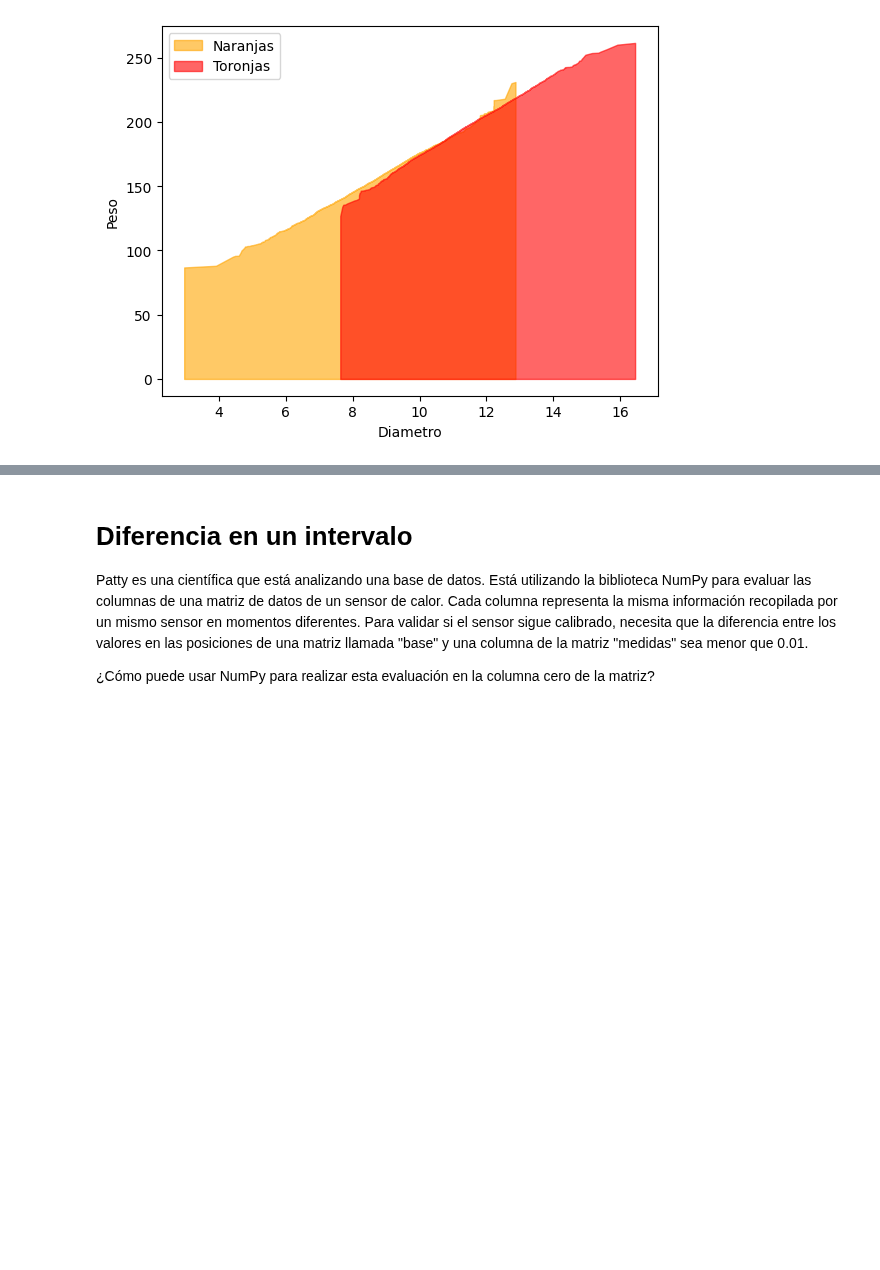
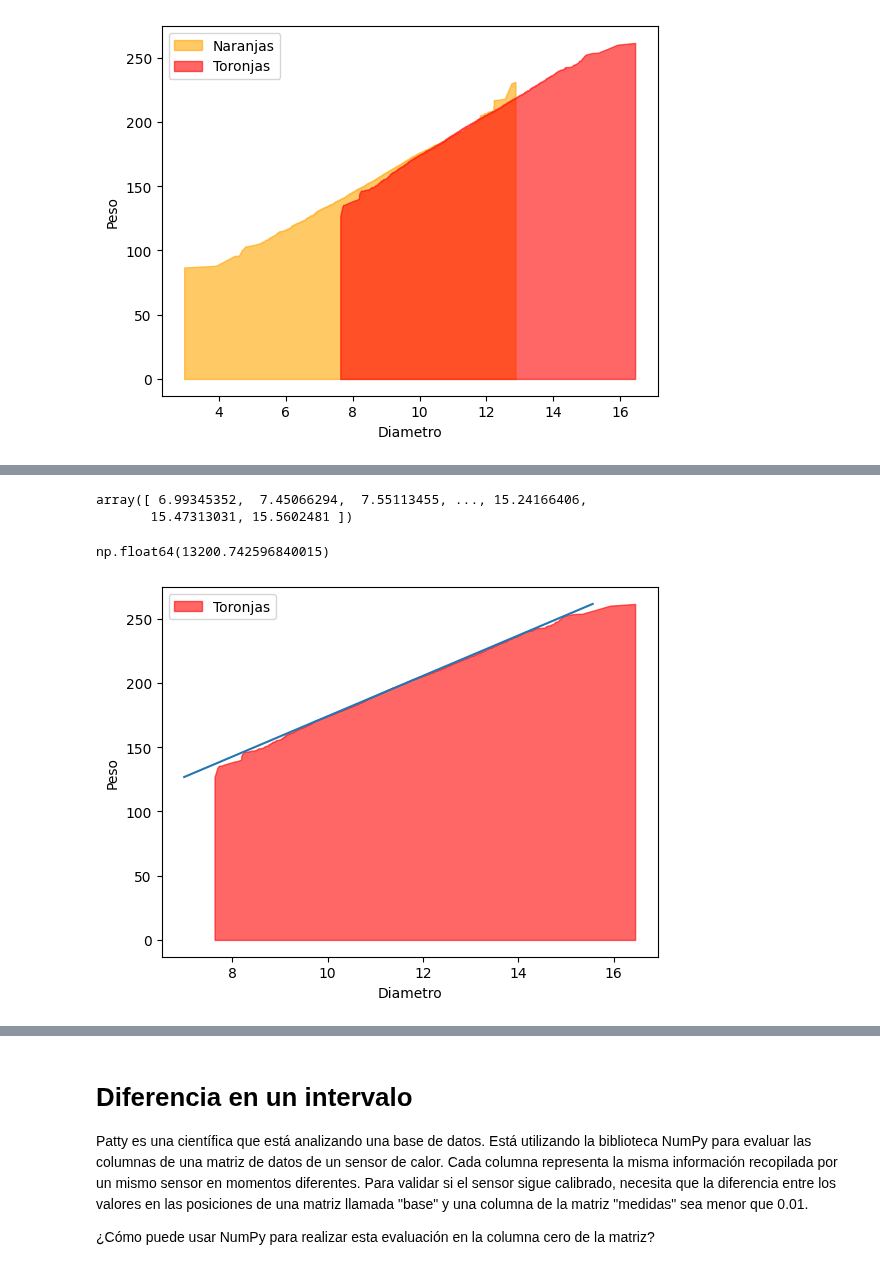
Before and after one commit to ollin02/Numpy, a Jupyter notebook: Desafio_Conociendo_Numpy.ipynb, the cells around one changed output, grey strips where cells are left out. Cells and saved outputs as stored; diff of their text form; code cells hidden in the pictures; blank space fills up the shorter version.

```diff
--- a/Desafio_Conociendo_Numpy.ipynb
+++ b/Desafio_Conociendo_Numpy.ipynb
@@ -50,0 +108,8 @@ plt.show()
+# %%
+m = np.size(diametro_toronjas)
+w = peso_toronjas
+z = diametro_toronjas
+# %%
+c = (m*np.sum(w*z) - np.sum(w)*np.sum(z))/(m*np.sum(w**2) - np.sum(w)**2)
+# %%
+d = (np.sum(z) - c*np.sum(w))/m
@@ -50,0 +121,20 @@ plt.show()
+# %%
+z = c*w + d
+# %%
+z
+# %% [output]
+array([ 6.99345352,  7.45066294,  7.55113455, ..., 15.24166406,
+       15.47313031, 15.5602481 ])
+# %%
+np.linalg.norm(peso_toronjas - z)
+# %% [output]
+np.float64(13200.742596840015)
+# %%
+plt.fill_between(diametro_toronjas, peso_toronjas, color='red', label='Toronjas', alpha=0.6)
+plt.plot(z,w)
+plt.xlabel('Diametro')
+plt.ylabel('Peso')
+plt.legend()
+plt.show()
+# %% [output]
+[figure, added]
```
Also changed, not shown: parts of 14 cells of this notebook.
